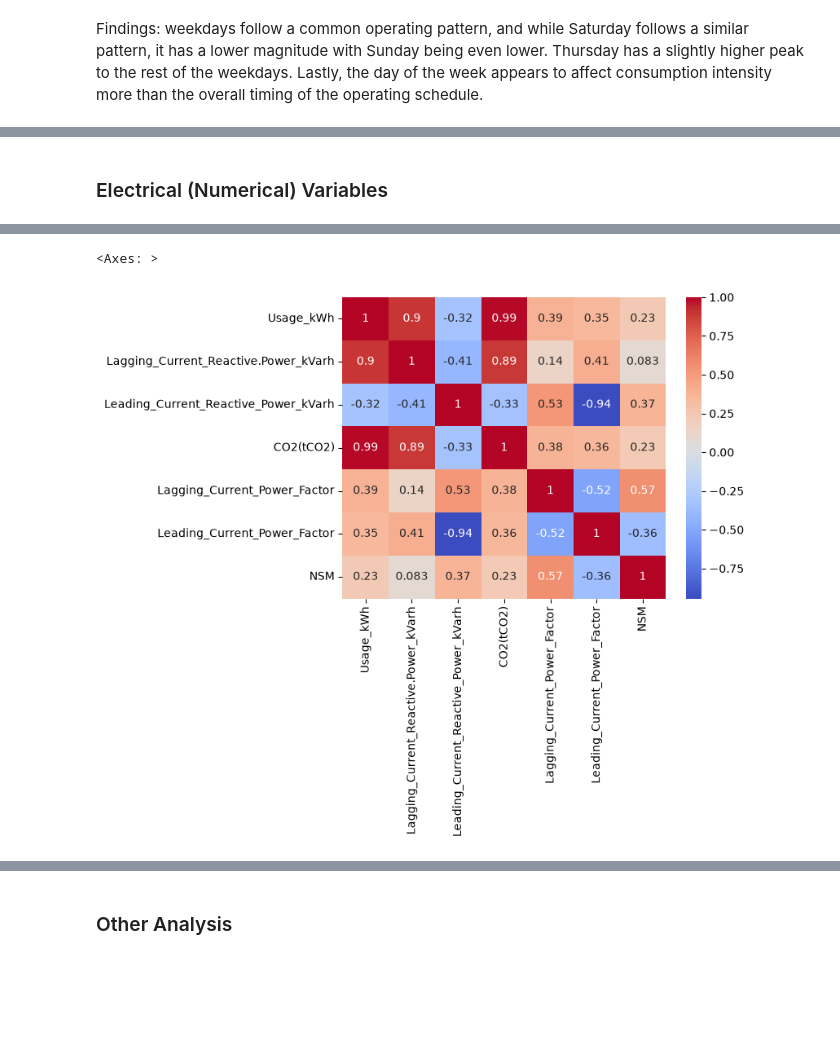
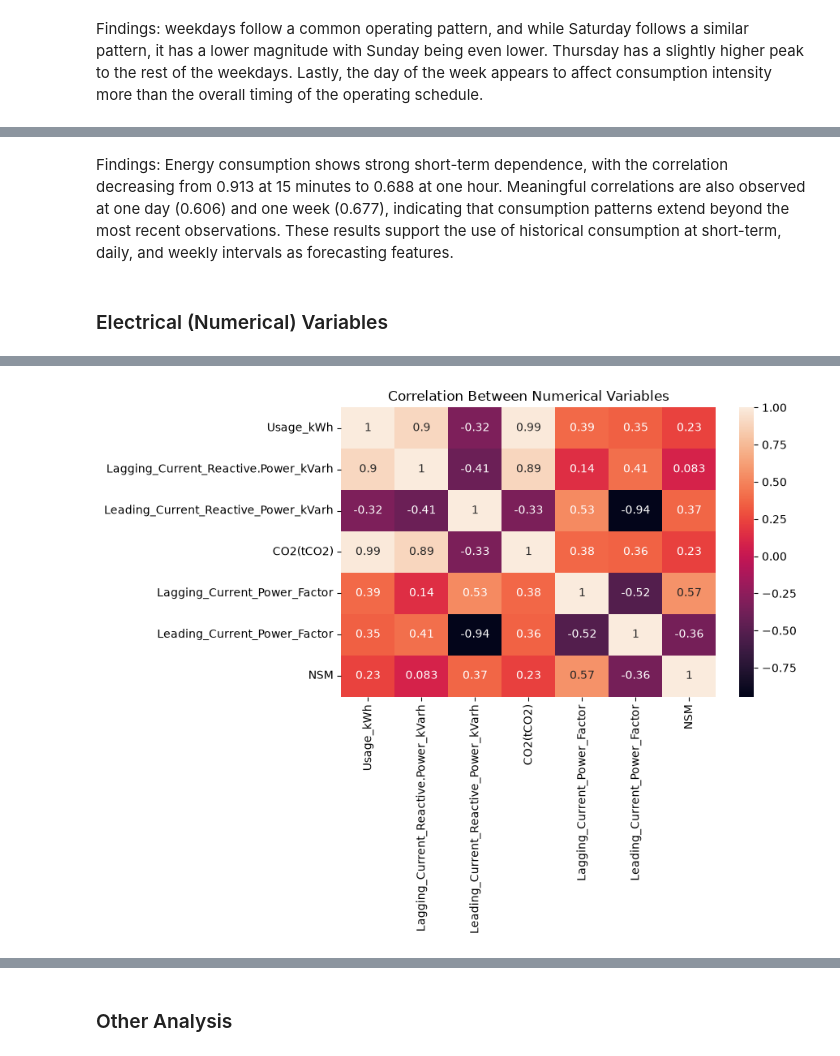
Before and after one commit to daniel-oa/industrial-energy-consumption-forecasting, a Jupyter notebook: notebooks/02_exploratory_data_analysis.ipynb, the cells around one changed output, grey strips where cells are left out. Saved outputs shown, nothing was run; the diff lists cells and outputs as text; code cells hidden in the pictures; blank space fills up the shorter version.

```diff
--- a/notebooks/02_exploratory_data_analysis.ipynb
+++ b/notebooks/02_exploratory_data_analysis.ipynb
@@ -48,0 +53,15 @@ Findings: The distribution is highly concentrated at low consumption levels and
+# %%
+# converting date to datetime
+df['date'] = pd.to_datetime(df['date'], format='%d/%m/%Y %H:%M')
+
+fig, ax = plt.subplots(figsize=(12, 5))
+
+ax.plot(df['date'], df['Usage_kWh'])
+
+ax.set_xlabel('Date')
+ax.set_ylabel('Energy Usage (kWh)')
+ax.set_title('Energy Consumption Over Time')
+
+plt.xticks(rotation=45)
+plt.tight_layout()
+plt.show()
@@ -88,8 +133,8 @@ Findings: the median of the groups increases from light to medium to maximum loa
 ### Time of Day
 # %%
 # plot of usage against time
-df['NSM_hrs'] = df.eval('NSM/3600')
-mean_nsm = df.groupby('NSM_hrs')['Usage_kWh'].mean()
+df['NSM_hours'] = df['NSM'] / 3600
+mean_nsm = df.groupby('NSM_hours')['Usage_kWh'].mean()
 fig,ax = plt.subplots()
 ax.plot(mean_nsm)
 ax.set_xlabel('NSM (in hrs from midnight)')
@@ -176,3 +253,5 @@ Findings: weekdays follow a common operating pattern, and while Saturday follows
+# %% [markdown]
+Findings: Energy consumption shows strong short-term dependence, with the correlation decreasing from 0.913 at 15 minutes to 0.688 at one hour. Meaningful correlations are also observed at one day (0.606) and one week (0.677), indicating that consumption patterns extend beyond the most recent observations. These results support the use of historical consumption at short-term, daily, and weekly intervals as forecasting features.
 # %% [markdown]
 ### Electrical (Numerical) Variables
 # %%
@@ -192,9 +271,15 @@ correlation
 | Leading_Current_Power_Factor | 0.353566 | 0.407716 | -0.944039 | 0.360019 | -0.519967 | ... |
 | NSM | 0.234610 | 0.082662 | 0.371605 | 0.231726 | 0.565270 | ... |
 # %%
-sns.heatmap(correlation, annot = True, cmap = 'coolwarm')
+fig, ax = plt.subplots(figsize=(9, 7))
+
+sns.heatmap(correlation, annot=True, ax=ax)
+
+ax.set_title('Correlation Between Numerical Variables')
+
+plt.tight_layout()
+plt.show()
 # %% [output]
-<Axes: >
-[figure, old version]
+[figure, new version]
 # %%
 # Correlation between Energy Usage and Lagging Current Reactive Power
```
Also changed, not shown: parts of 22 cells of this notebook, 6 other files.
